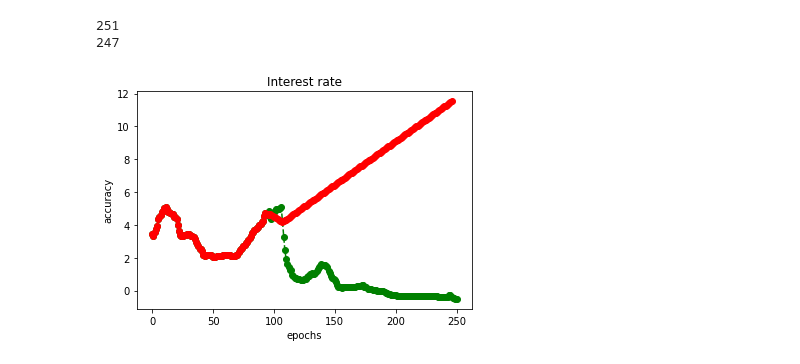
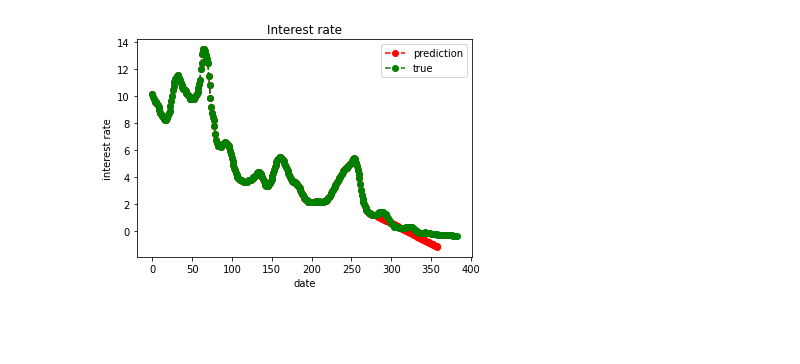
Before and after one commit to charlottekennedy/MALIS, a Jupyter notebook: classification.ipynb, the cells around one changed output. Saved outputs shown, nothing was run; the diff lists cells and outputs as text; code cells hidden in the pictures; blank space fills up the shorter version.

```diff
--- a/classification.ipynb
+++ b/classification.ipynb
@@ -285,0 +706,8 @@ print(avg_up)
+# %%
+y = []
+nb_dates = len(smooth_x)
+for j in range(nb_dates-1):
+    if smooth_x[j+1]>smooth_x[j]:
+        y.append([0,1])
+    else:
+        y.append([1,0])
@@ -286,14 +732,23 @@ print(avg_up)
+# %%
+x_train = np.array([[smooth_x[i-k] for k in range(years_ago)] for i in range (years_ago+smooth, int(0.8 * len(y)))])
+x_train = x_train.astype('float64')
+y_train=np.array(y[years_ago+smooth:int(0.8 * len(y))])
+x_test= np.array([[smooth_x[i-k] for k in range(years_ago)] for i in range (int(0.8 * len(y))+1, len(y))])
+x_test = x_test.astype('float64')
+y_test=np.array(y[int(0.8 * len(y))+1:len(y)])
+avg_up = average_up(smooth_x[smooth:], y_train)
+avg_down = average_down(smooth_x[smooth:], y_train)
 # %%
-epochs=200
-learning_rate=0.1
+epochs=500
+learning_rate=0.05
 verbose=True
 print_every_k=10
 
 # Initialization of the NN
-NN1 = MLP([3, 10, 2])
+NN1 = MLP([years_ago, 10, 2])
 print('TRAINING')
 # Training
-NN1.training(x_train,y_train,learning_rate,epochs,verbose,print_every_k)
+NN1.training_random(x_train,y_train,learning_rate,epochs,verbose,print_every_k)
 # Compute the training loss and accuracy after having completer the training
 y_hat=NN1.forward(x_train)
 print('final : loss = %.3e , accuracy = %.2f %%'%(MLP.loss(y_hat,y_train),100*MLP.accuracy(y_hat,y_train)))
@@ -337,25 +792,21 @@ loss = 4.595e-03 , accuracy = 32.45 %
 # %%
-true_plot= x[0][1:len(x[0]),1]
+true_plot= smooth_x[smooth:len(smooth_x)]
 l_x_train = len(x_train)
-predicted_plot = [x[0][i][1] for i in range(1, l_x_train)]
-
+predicted_plot = [smooth_x[i] for i in range(smooth, l_x_train)]
 
 for i in range(len(x_test)):
     if y_hat[i][0]>y_hat[i][1]:
-        predicted_plot.append(predicted_plot[l_x_train + i -2] - avg_down)
+        predicted_plot.append(predicted_plot[l_x_train - smooth + i -1] - avg_down)
     else:
-        predicted_plot.append(predicted_plot[l_x_train + i -2] + avg_up)
+        predicted_plot.append(predicted_plot[l_x_train - smooth  + i -1] + avg_up)
 
-print(len(true_plot))
-print(len(predicted_plot))
+plt.plot(predicted_plot,c='r',marker='o',ls='--', label = "prediction");
+plt.plot(true_plot,c='g',marker='o',ls='--', label = "true");
 
-plt.plot(true_plot,c='g',marker='o',ls='--');
-plt.plot(predicted_plot,c='r',marker='o',ls='--');
 plt.title("Interest rate")
-plt.xlabel("epochs")
-plt.ylabel("accuracy")
+plt.xlabel("date")
+plt.ylabel("interest rate")
+plt.legend()
 plt.show()
 # %% [output]
-251
-247
-[figure, old version]
+[figure, new version]
```
Also changed, not shown: parts of 42 cells of this notebook.
